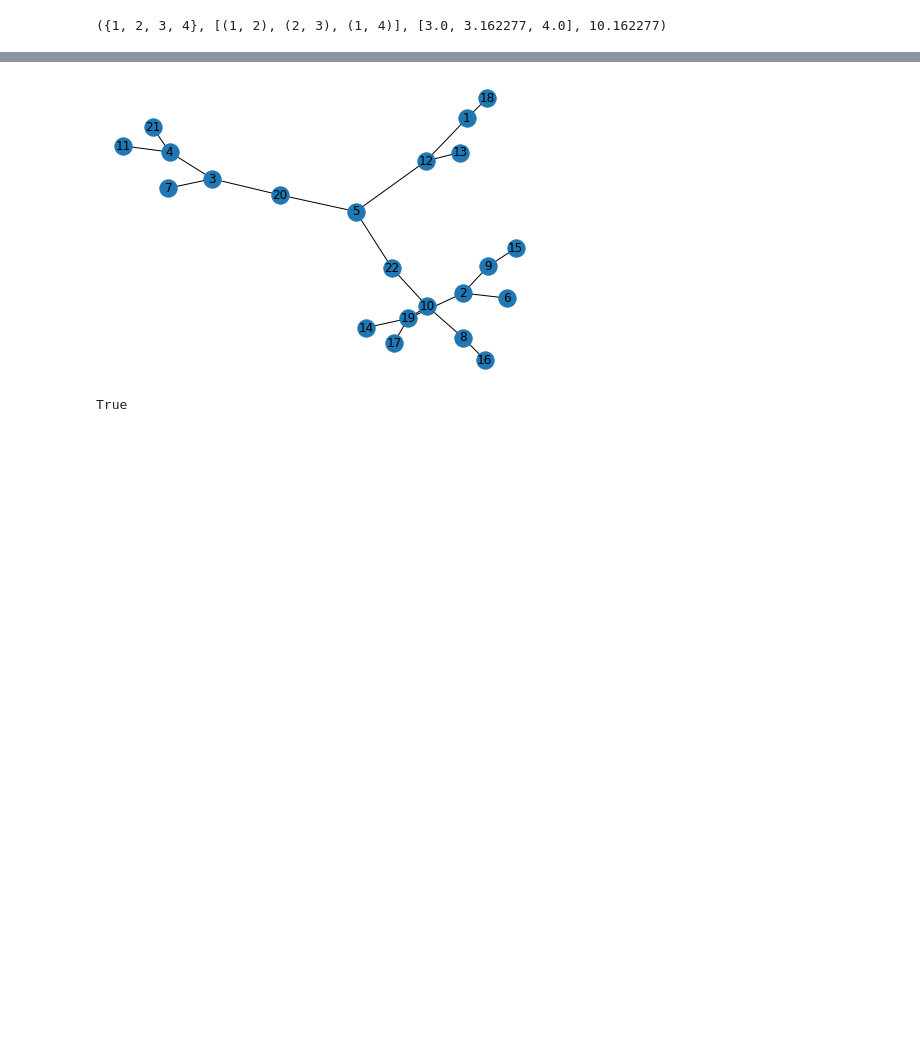
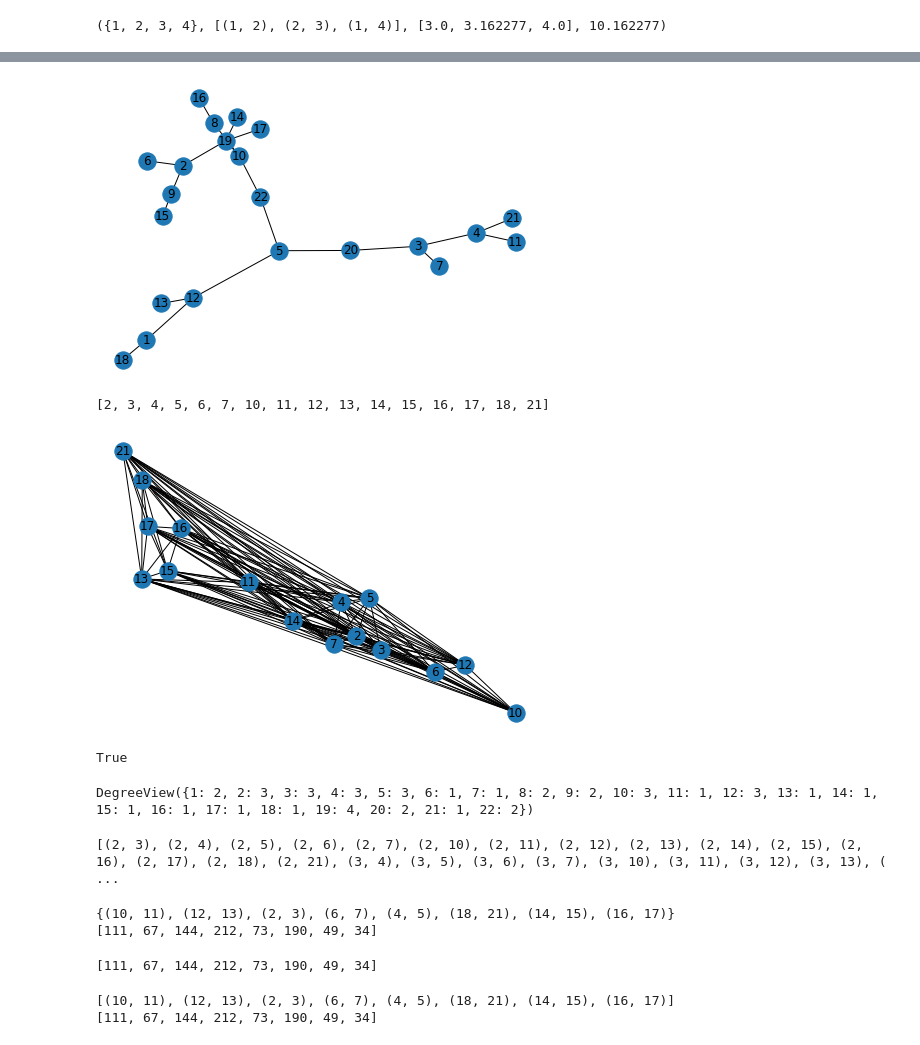
Before and after one commit to Pullabhatla/M2R, a Jupyter notebook: notebooks/kruskal2.ipynb, the cells around one changed output, grey strips where cells are left out. Saved outputs shown, nothing was run; the diff lists cells and outputs as text; code cells hidden in the pictures; blank space fills up the shorter version.

```diff
--- a/notebooks/kruskal2.ipynb
+++ b/notebooks/kruskal2.ipynb
@@ -175,7 +175,50 @@ min_span_tree_kn57.connected()
 True
-# %%
-min_span_tree_wg22.draw(directed=False)
-min_span_tree_wg22.connected()
-# %% [output]
-[figure, removed]
-True
+# %%
+min_span_tree_wg22.draw(directed=False)
+min_span_tree_wg22.connected()
+odd_nodes = min_span_tree_wg22.odd_nodes()
+print(odd_nodes)
+GM_G[3].sub_graph(odd_nodes).draw()
+GM_G[3].sub_graph(odd_nodes).connected()
+# %% [output]
+[figure, added]
+[2, 3, 4, 5, 6, 7, 10, 11, 12, 13, 14, 15, 16, 17, 18, 21]
+[figure, added]
+True
+# %%
+min_span_tree_wg22.degrees()
+# %% [output]
+DegreeView({1: 2, 2: 3, 3: 3, 4: 3, 5: 3, 6: 1, 7: 1, 8: 2, 9: 2, 10: 3, 11: 1, 12: 3, 13: 1, 14: 1, 15: 1, 16: 1, 17: 1, 18: 1, 19: 4, 20: 2, 21: 1, 22: 2})
+# %%
+import networkx as nx
+odd_nodes = min_span_tree_wg22.odd_nodes()
+
+u1 = GM_G[3].sub_graph(odd_nodes).links
+w1 = GM_G[3].sub_graph(odd_nodes).distance
+
+neg_w1 = list(np.array(w1)*(-1))
+new_graph = Graph(u1, neg_w1) # directed =fasle is not working
+print(new_graph.G.edges())
+# %% [output]
+[(2, 3), (2, 4), (2, 5), (2, 6), (2, 7), (2, 10), (2, 11), (2, 12), (2, 13), (2, 14), (2, 15), (2, 16), (2, 17), (2, 18), (2, 21), (3, 4), (3, 5), (3, 6), (3, 7), (3, 10), (3, 11), (3, 12), (3, 13), ( ...
+# %%
+set_matching = nx.max_weight_matching(new_graph.G ,maxcardinality=True)
+print(set_matching)
+
+weights = [-1 * new_graph.edgelabels[f'{i}'] for i in set_matching]
+print(weights)
+
+matching_graph = Graph(list(set_matching), weights, directed=False)
+matching_graph.links
+matching_graph.distance
+# %% [output]
+{(10, 11), (12, 13), (2, 3), (6, 7), (4, 5), (18, 21), (14, 15), (16, 17)}
+[111, 67, 144, 212, 73, 190, 49, 34]
+[111, 67, 144, 212, 73, 190, 49, 34]
+# %%
+minG = GM_G[3].sub_graph(odd_nodes).min_matching()
+print(minG.links)
+print(minG.distance)
+# %% [output]
+[(10, 11), (12, 13), (2, 3), (6, 7), (4, 5), (18, 21), (14, 15), (16, 17)]
+[111, 67, 144, 212, 73, 190, 49, 34]
```
Also changed, not shown: parts of 4 cells of this notebook, 1 other file.
